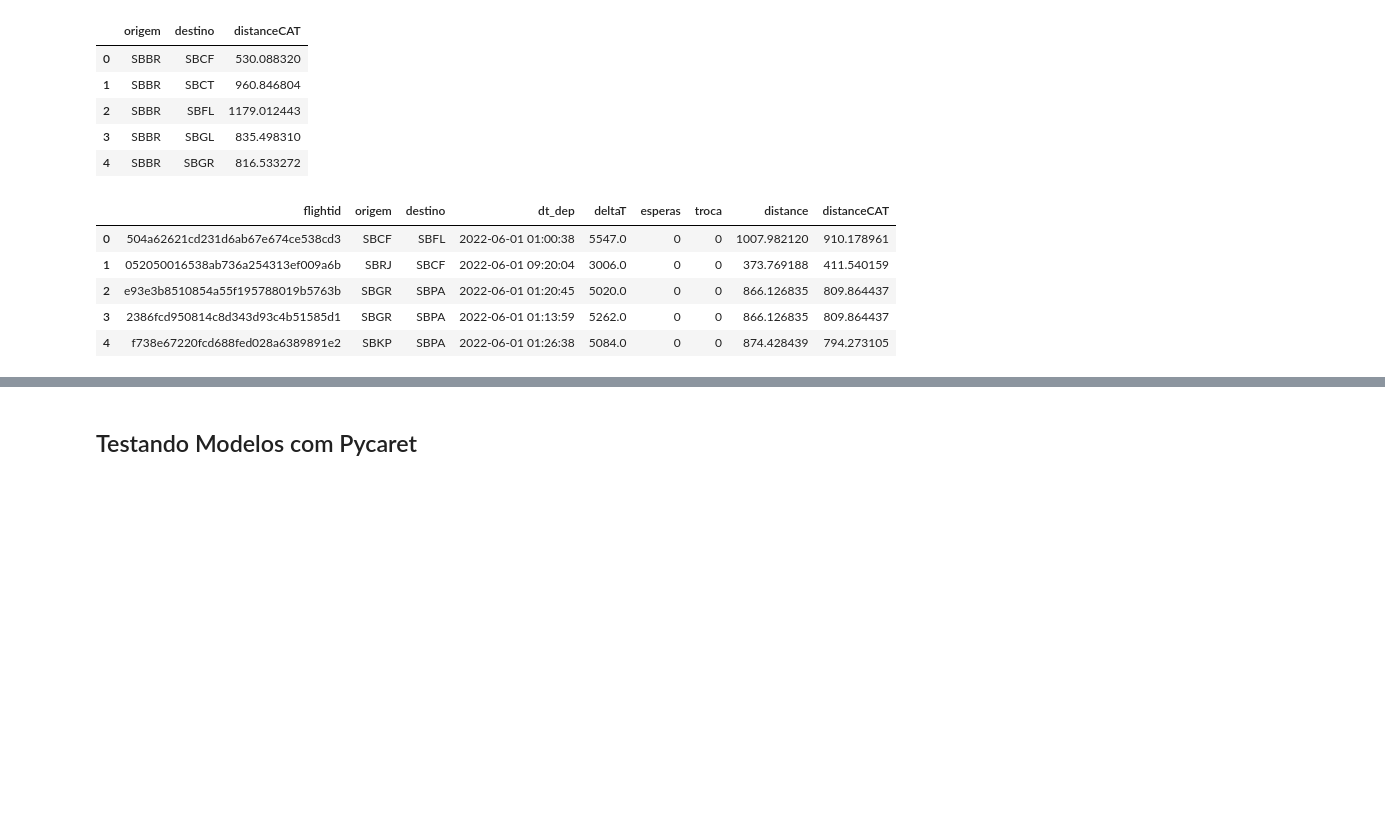
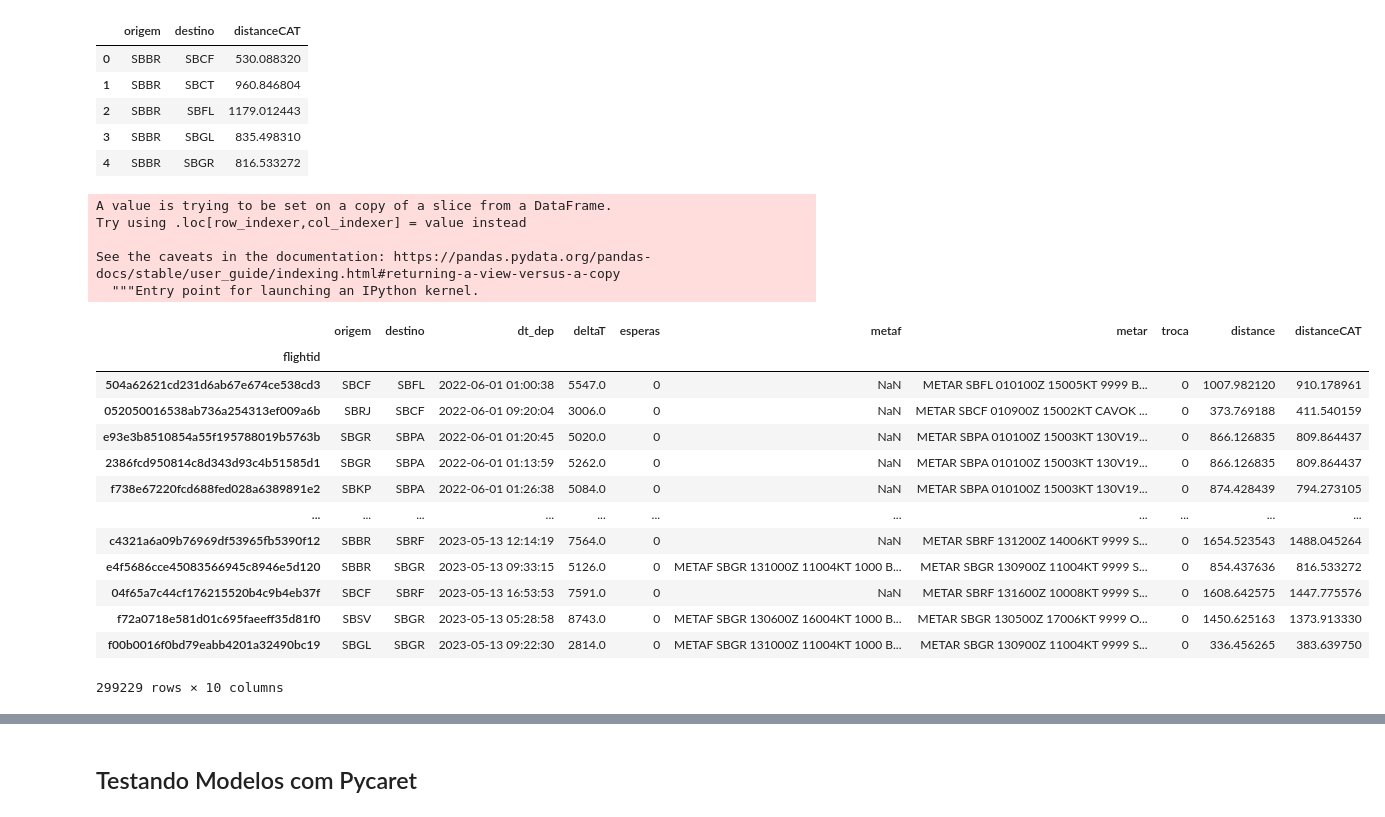
Before and after one commit to LucasRamosP/ITA_LATAM_Challenge, a Jupyter notebook: final.ipynb, the cells around one changed output, grey strips where cells are left out. Drawn from its saved outputs; the diff is of its cells as text; code cells hidden in the pictures; blank space fills up the shorter version.

```diff
--- a/final.ipynb
+++ b/final.ipynb
@@ -322,4 +336,6 @@ data_raw = df_bimtra_raw.copy()
 # %%
+data_raw = df_bimtra_raw.copy()
+
 data_raw = data_raw.merge(df_esperas, left_on=['hora_esperas','destino'], right_on=['hora','aero'], how='left', suffixes=('', '_esperas'))
 
 data_raw = data_raw.merge(df_metaf[['hora','metaf','aero']], left_on=['hora_metaf','destino'], right_on=['hora','aero'], how='left', suffixes=('', '_metaf'))
@@ -328,5 +344,7 @@ data_raw = data_raw.merge(df_metar[['hora','metar','aero']], left_on=['hora_meta
 
 data_raw = data_raw.merge(df_tcprev[['hora','troca','aero']], left_on=['hora_tcp','destino'], right_on=['hora','aero'], how='left', suffixes=('', '_tcp'))
 
+data_raw = data_raw.set_index('flightid')
+
 data_raw.head()
 # %% [output]
@@ -342,6 +361,8 @@ data_raw.head()
 # %% [markdown]
 ## Drop de Colunas
 # %%
-data = data_raw[data_raw.columns.drop([ 'dt_arr','hora_ref', 'hora_esperas', 'hora_metaf', 'hora_metar', 'hora_tcp','hora', 'aero', 'hora_metaf', 'metaf', 'aero_metaf','hora_metar', 'metar', 'aero_metar', 'hora_tcp', 'aero_tcp'])].copy()
+data = data_raw[data_raw.columns.drop([ 'dt_arr','hora_ref', 'hora_esperas', 'hora_metaf', 'hora_metar', 'hora_tcp','hora', 'aero', 'hora_metaf', 'aero_metaf','hora_metar', 'aero_metar', 'hora_tcp', 'aero_tcp'])].copy()
 
-data['deltaT']= data['deltaT']/1000
+data['deltaT'] = data['deltaT']/1000
+
+data
@@ -355,4 +391,4 @@ plt.show()
 # %%
-data = data.dropna()
+data = data.dropna(subset=['esperas', 'troca', 'metar'])
 data
 # %% [output]
@@ -414,15 +462,30 @@ trajetorias.head(5)
 | 3 | SBBR | SBGL | 835.498310 |
 | 4 | SBBR | SBGR | 816.533272 |
 # %%
-data_merge = data.merge(trajetorias, on=['origem','destino'],how='left')
-data_merge.head(5)
+data['flightid'] = data.index
+data_merge = data.merge(trajetorias, on=['origem','destino'], how='left')
+data_merge.set_index('flightid', inplace=True)
+data_merge
 # %% [output]
+A value is trying to be set on a copy of a slice from a DataFrame.
+Try using .loc[row_indexer,col_indexer] = value instead
+
+See the caveats in the documentation: https://pandas.pydata.org/pandas-docs/stable/user_guide/indexing.html#returning-a-view-versus-a-copy
+  """Entry point for launching an IPython kernel.
-|  | flightid | origem | destino | dt_dep | deltaT | esperas | troca | distance | distanceCAT |
-| 0 | 504a62621cd231d6ab67e674ce538cd3 | SBCF | SBFL | 2022-06-01 01:00:38 | 5547.0 | 0 | 0 | 1007.982120 | 910.178961 |
-| 1 | 052050016538ab736a254313ef009a6b | SBRJ | SBCF | 2022-06-01 09:20:04 | 3006.0 | 0 | 0 | 373.769188 | 411.540159 |
-| 2 | e93e3b8510854a55f195788019b5763b | SBGR | SBPA | 2022-06-01 01:20:45 | 5020.0 | 0 | 0 | 866.126835 | 809.864437 |
-| 3 | 2386fcd950814c8d343d93c4b51585d1 | SBGR | SBPA | 2022-06-01 01:13:59 | 5262.0 | 0 | 0 | 866.126835 | 809.864437 |
-| 4 | f738e67220fcd688fed028a6389891e2 | SBKP | SBPA | 2022-06-01 01:26:38 | 5084.0 | 0 | 0 | 874.428439 | 794.273105 |
+|  | origem | destino | dt_dep | deltaT | esperas | metaf | metar | troca | distance | distanceCAT |
+| flightid |  |  |  |  |  |  |  |  |  |  |
+| 504a62621cd231d6ab67e674ce538cd3 | SBCF | SBFL | 2022-06-01 01:00:38 | 5547.0 | 0 | NaN | METAR SBFL 010100Z 15005KT 9999 B... | 0 | 1007.982120 | 910.178961 |
+| 052050016538ab736a254313ef009a6b | SBRJ | SBCF | 2022-06-01 09:20:04 | 3006.0 | 0 | NaN | METAR SBCF 010900Z 15002KT CAVOK ... | 0 | 373.769188 | 411.540159 |
+| e93e3b8510854a55f195788019b5763b | SBGR | SBPA | 2022-06-01 01:20:45 | 5020.0 | 0 | NaN | METAR SBPA 010100Z 15003KT 130V19... | 0 | 866.126835 | 809.864437 |
+| 2386fcd950814c8d343d93c4b51585d1 | SBGR | SBPA | 2022-06-01 01:13:59 | 5262.0 | 0 | NaN | METAR SBPA 010100Z 15003KT 130V19... | 0 | 866.126835 | 809.864437 |
+| f738e67220fcd688fed028a6389891e2 | SBKP | SBPA | 2022-06-01 01:26:38 | 5084.0 | 0 | NaN | METAR SBPA 010100Z 15003KT 130V19... | 0 | 874.428439 | 794.273105 |
+| ... | ... | ... | ... | ... | ... | ... | ... | ... | ... | ... |
+| c4321a6a09b76969df53965fb5390f12 | SBBR | SBRF | 2023-05-13 12:14:19 | 7564.0 | 0 | NaN | METAR SBRF 131200Z 14006KT 9999 S... | 0 | 1654.523543 | 1488.045264 |
+| e4f5686cce45083566945c8946e5d120 | SBBR | SBGR | 2023-05-13 09:33:15 | 5126.0 | 0 | METAF SBGR 131000Z 11004KT 1000 B... | METAR SBGR 130900Z 11004KT 9999 S... | 0 | 854.437636 | 816.533272 |
+| 04f65a7c44cf176215520b4c9b4eb37f | SBCF | SBRF | 2023-05-13 16:53:53 | 7591.0 | 0 | NaN | METAR SBRF 131600Z 10008KT 9999 S... | 0 | 1608.642575 | 1447.775576 |
+| f72a0718e581d01c695faeeff35d81f0 | SBSV | SBGR | 2023-05-13 05:28:58 | 8743.0 | 0 | METAF SBGR 130600Z 16004KT 1000 B... | METAR SBGR 130500Z 17006KT 9999 O... | 0 | 1450.625163 | 1373.913330 |
+| f00b0016f0bd79eabb4201a32490bc19 | SBGL | SBGR | 2023-05-13 09:22:30 | 2814.0 | 0 | METAF SBGR 131000Z 11004KT 1000 B... | METAR SBGR 130900Z 11004KT 9999 S... | 0 | 336.456265 | 383.639750 |
+299229 rows × 10 columns
 # %%
 msno.matrix(data_merge)
 
```
Also changed, not shown: parts of 53 cells of this notebook, 49 other files.
